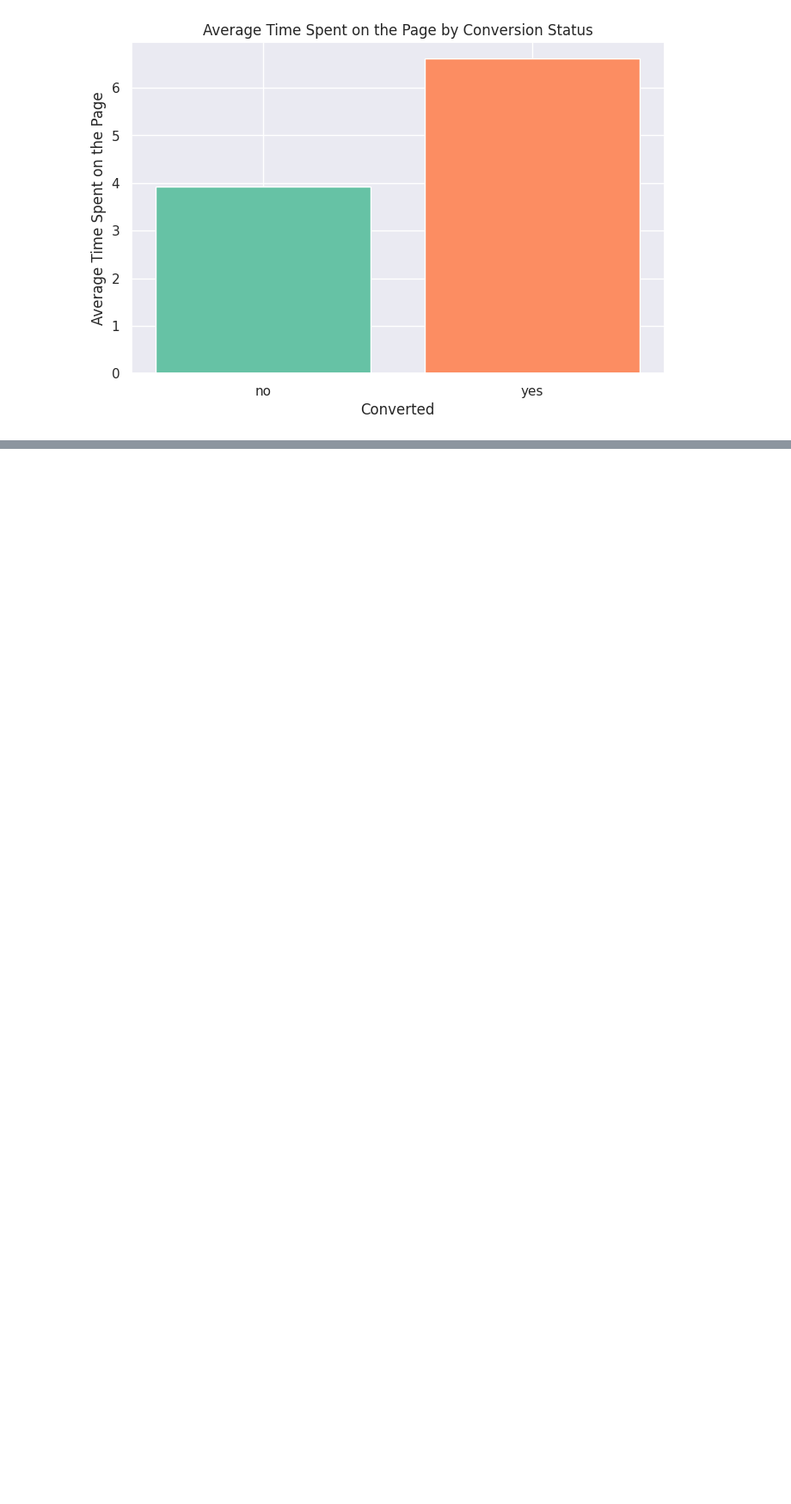
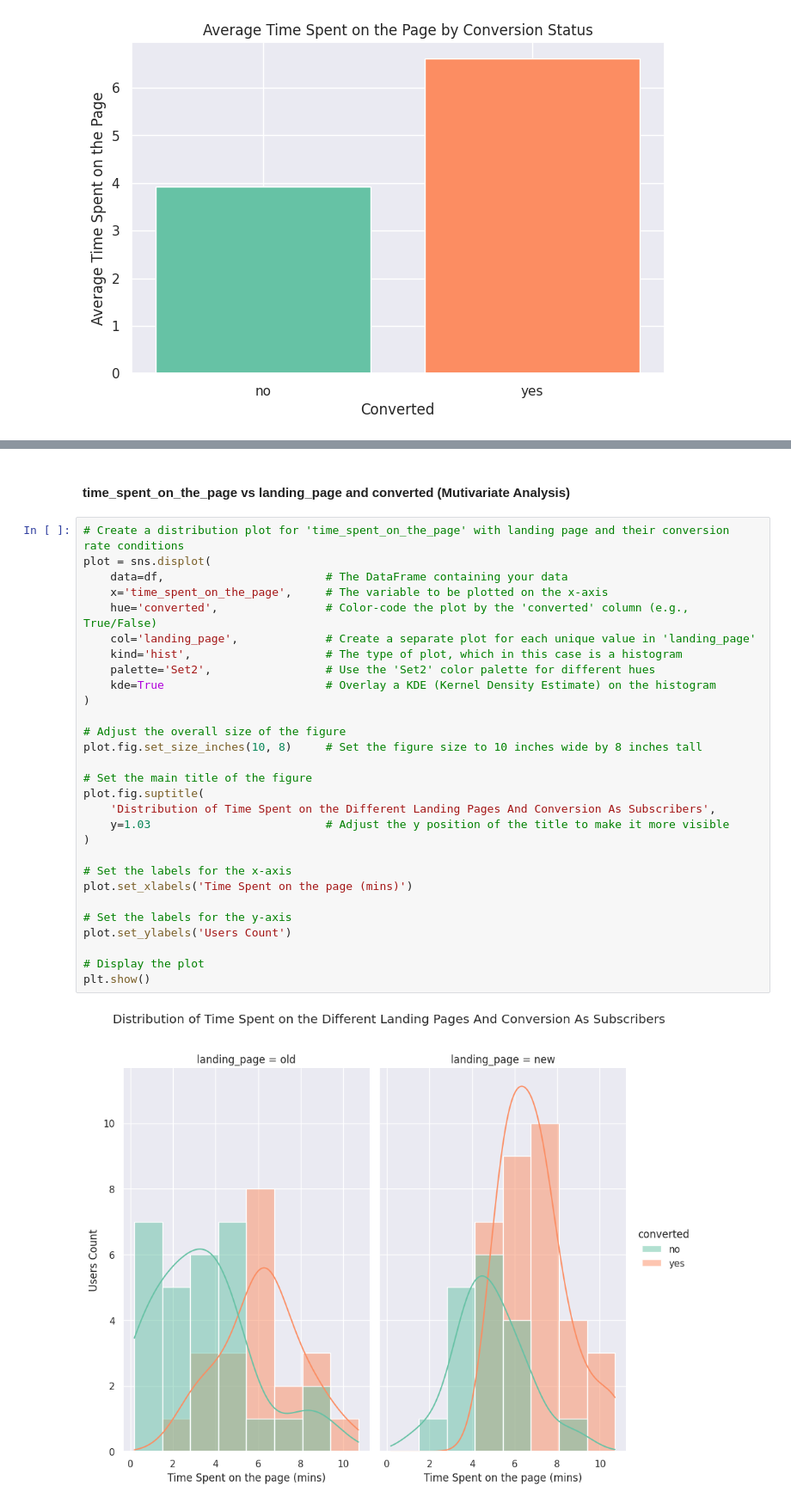
Before and after one commit to Rajesh2015/E-news-Express-Project, a Jupyter notebook: E-news Express Project Solution.ipynb, the cells around one changed output, grey strips where cells are left out. Shown at 86% size. Saved outputs shown, nothing was run; the diff lists cells and outputs as text; blank space fills up the shorter version.

```diff
--- a/E-news Express Project Solution.ipynb
+++ b/E-news Express Project Solution.ipynb
@@ -542,0 +584,33 @@ It seems people who spends more time on landing page have higher chance to get c
+# %% [markdown]
+#### time_spent_on_the_page vs landing_page and  converted (Mutivariate Analysis)
+# %%
+# Create a distribution plot for 'time_spent_on_the_page' with landing page and their conversion rate conditions
+plot = sns.displot(
+    data=df,                        # The DataFrame containing your data
+    x='time_spent_on_the_page',     # The variable to be plotted on the x-axis
+    hue='converted',                # Color-code the plot by the 'converted' column (e.g., True/False)
+    col='landing_page',             # Create a separate plot for each unique value in 'landing_page'
+    kind='hist',                    # The type of plot, which in this case is a histogram
+    palette='Set2',                 # Use the 'Set2' color palette for different hues
+    kde=True                        # Overlay a KDE (Kernel Density Estimate) on the histogram
+)
+
+# Adjust the overall size of the figure
+plot.fig.set_size_inches(10, 8)     # Set the figure size to 10 inches wide by 8 inches tall
+
+# Set the main title of the figure
+plot.fig.suptitle(
+    'Distribution of Time Spent on the Different Landing Pages And Conversion As Subscribers',
+    y=1.03                          # Adjust the y position of the title to make it more visible
+)
+
+# Set the labels for the x-axis
+plot.set_xlabels('Time Spent on the page (mins)')
+
+# Set the labels for the y-axis
+plot.set_ylabels('Users Count')
+
+# Display the plot
+plt.show()
+# %% [output]
+[figure, added]
```
Also changed, not shown: parts of 16 cells of this notebook.
